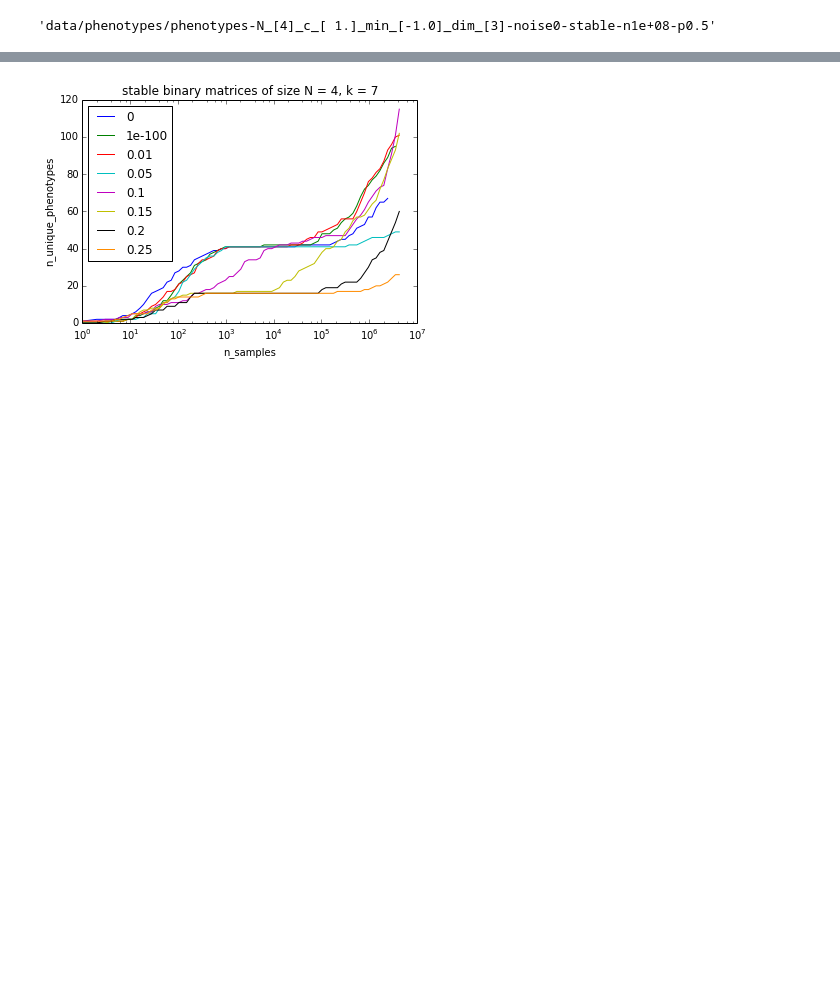
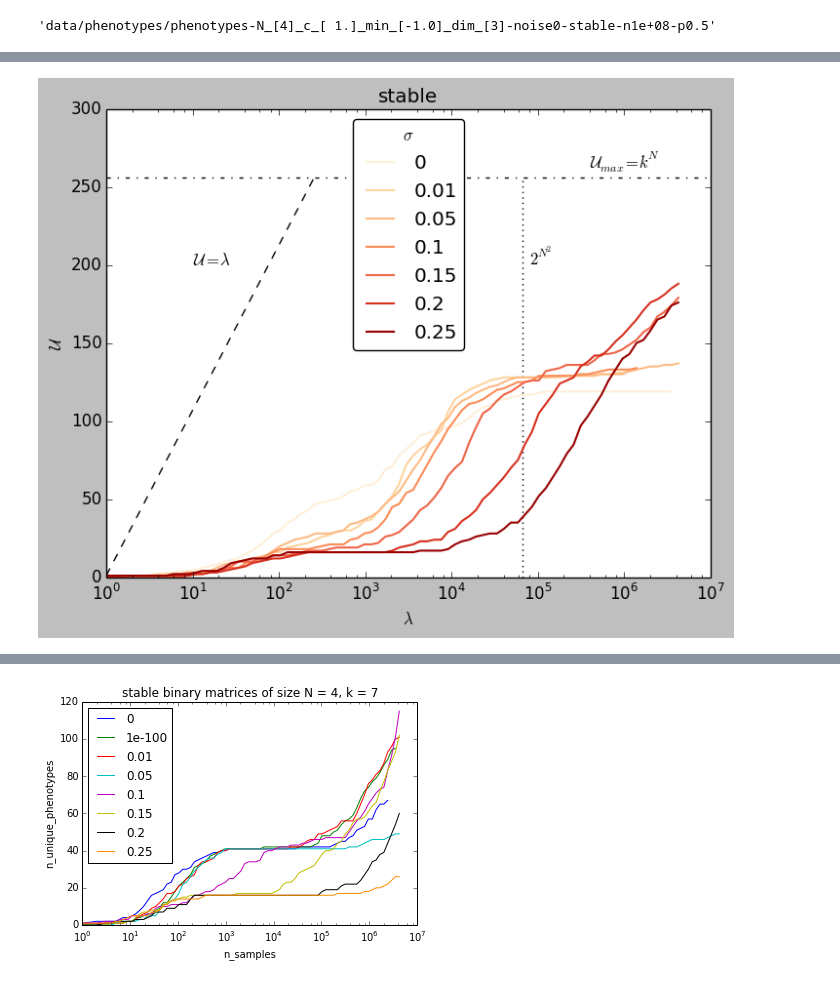
Before and after one commit to rpinho/autoregulation, a Jupyter notebook: exploratory-victor.ipynb, the cells around one changed output, grey strips where cells are left out. Saved outputs shown, nothing was run; the diff lists cells and outputs as text; code cells hidden in the pictures; blank space fills up the shorter version.

```diff
--- a/exploratory-victor.ipynb
+++ b/exploratory-victor.ipynb
@@ -93 +95,7 @@ def plot_access_vs_samples_vs_noise(sampling=myrun_noiseN4s, k=4, devo_time=200,
+# %%
+reload(src.figs_visible)
+from src.figs_visible import *
+fig = plot_access_vs_samples_vs_noise(myrun_noiseN4s, k=4, devo_time=200)
+# %% [output]
+[figure, added]
 # %%
```
Also changed, not shown: parts of 70 cells of this notebook, 9 other files.
